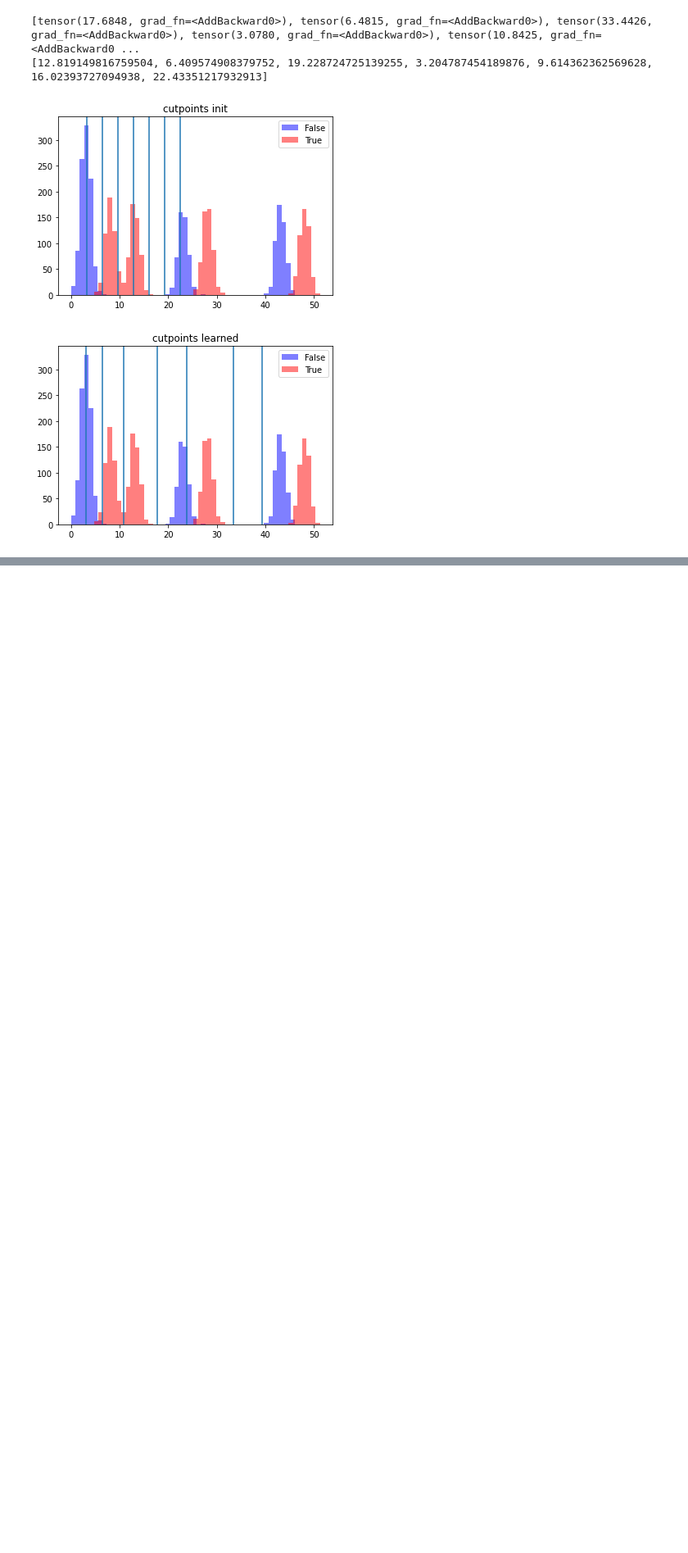
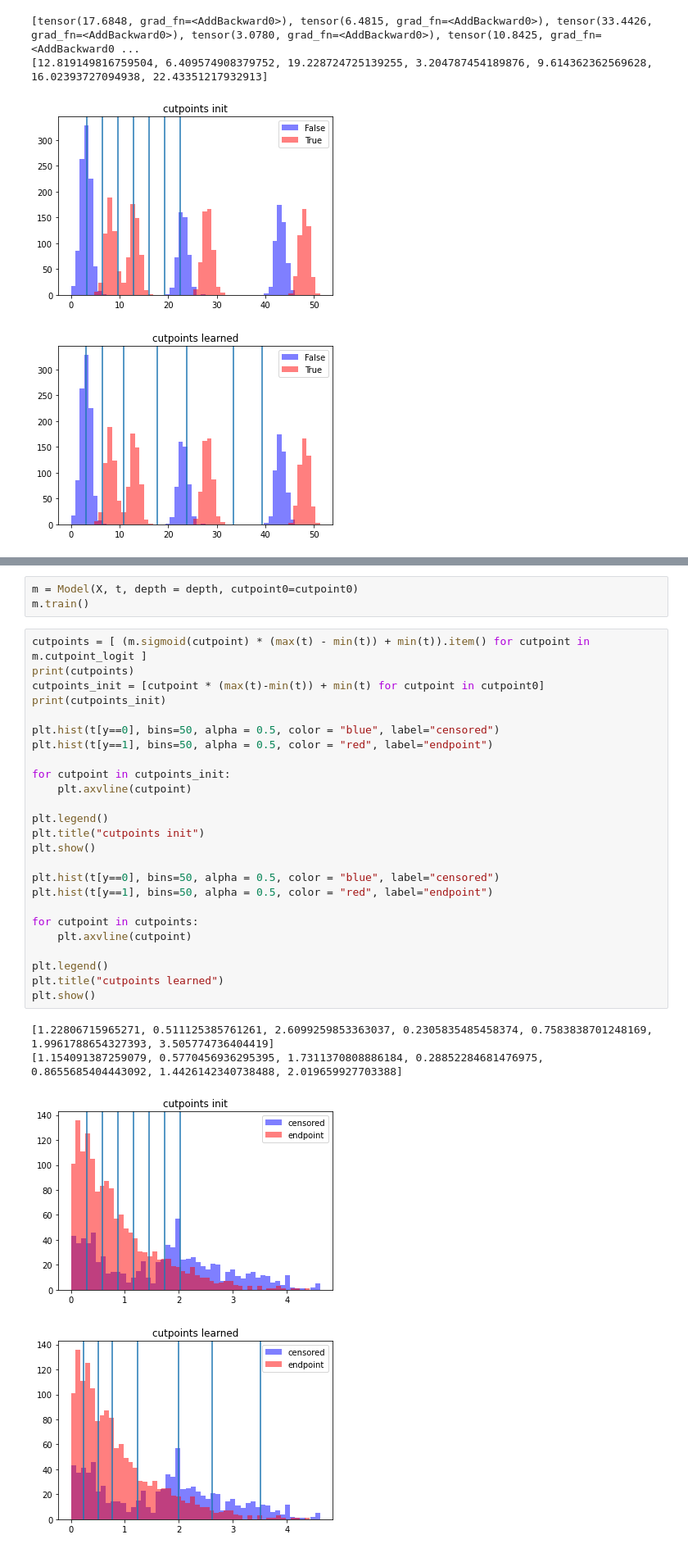
Before and after one commit to JimmyJHickey/Dynamic-Survival-Cutpoints, a Jupyter notebook: multinomial_loss.ipynb, the cells around one changed output, grey strips where cells are left out. Shown at 82% size. Saved outputs shown, nothing was run; the diff lists cells and outputs as text; blank space fills up the shorter version.

```diff
--- a/multinomial_loss.ipynb
+++ b/multinomial_loss.ipynb
@@ -639,0 +687,33 @@ plt.show()
+# %%
+m = Model(X, t, depth = depth, cutpoint0=cutpoint0)
+m.train()
+# %%
+cutpoints = [ (m.sigmoid(cutpoint) * (max(t) - min(t)) + min(t)).item() for cutpoint in m.cutpoint_logit ]
+print(cutpoints)
+cutpoints_init = [cutpoint * (max(t)-min(t)) + min(t) for cutpoint in cutpoint0]
+print(cutpoints_init)
+
+plt.hist(t[y==0], bins=50, alpha = 0.5, color = "blue", label="censored")
+plt.hist(t[y==1], bins=50, alpha = 0.5, color = "red", label="endpoint")
+
+for cutpoint in cutpoints_init:
+    plt.axvline(cutpoint)
+
+plt.legend()
+plt.title("cutpoints init")
+plt.show()
+
+plt.hist(t[y==0], bins=50, alpha = 0.5, color = "blue", label="censored")
+plt.hist(t[y==1], bins=50, alpha = 0.5, color = "red", label="endpoint")
+
+for cutpoint in cutpoints:
+    plt.axvline(cutpoint)
+
+plt.legend()
+plt.title("cutpoints learned")
+plt.show()
+# %% [output]
+[1.22806715965271, 0.511125385761261, 2.6099259853363037, 0.2305835485458374, 0.7583838701248169, 1.9961788654327393, 3.505774736404419]
+[1.154091387259079, 0.5770456936295395, 1.7311370808886184, 0.28852284681476975, 0.8655685404443092, 1.4426142340738488, 2.019659927703388]
+[figure, added]
+[figure, added]
```
Also changed, not shown: parts of 16 cells of this notebook, 1 other file.
